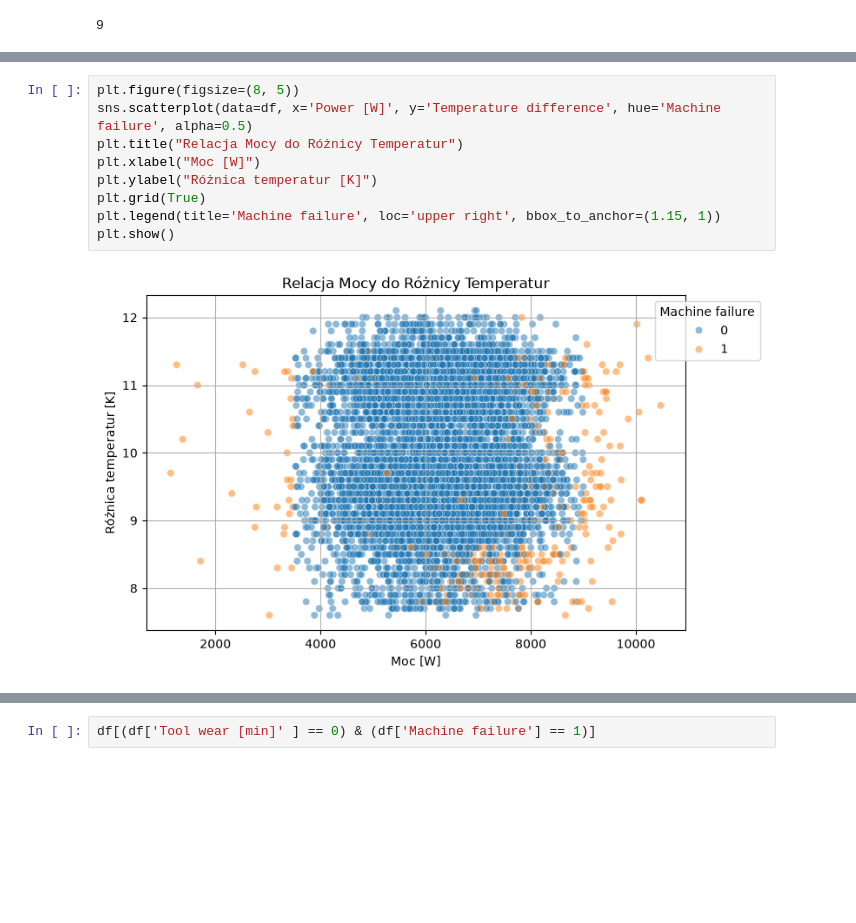
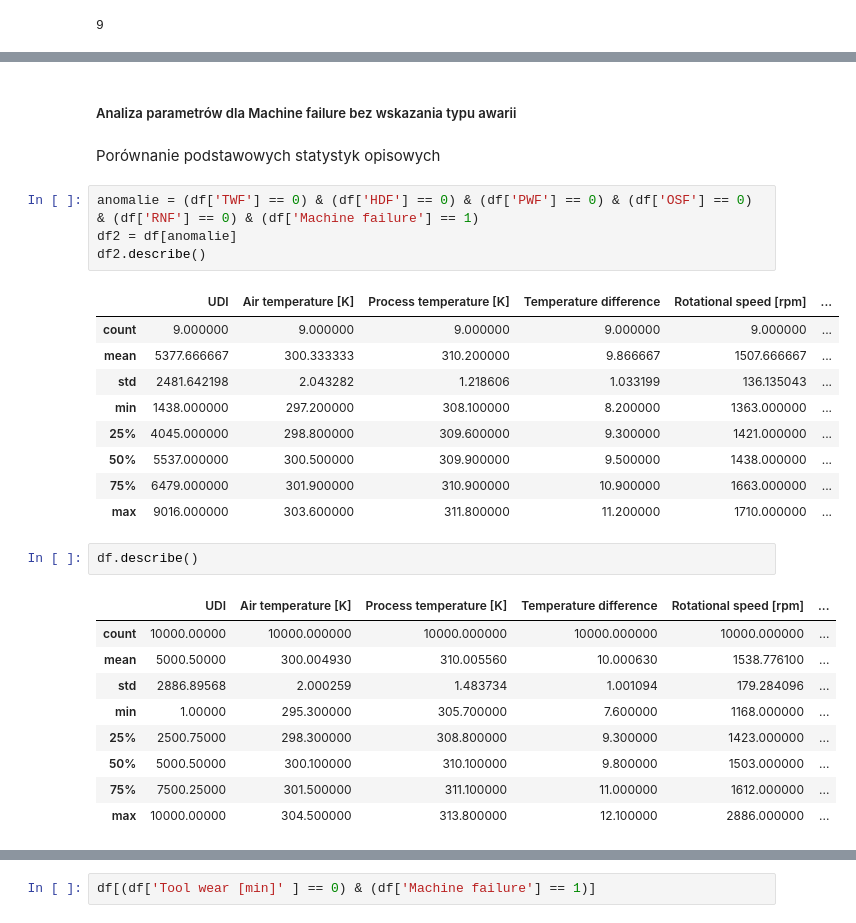
Before and after one commit to KacperKnapek/Machine-failure-prediction, a Jupyter notebook: notebooks/01_eda.ipynb, the cells around one changed output, grey strips where cells are left out. Cells and saved outputs as stored; diff of their text form; blank space fills up the shorter version.

```diff
--- a/notebooks/01_eda.ipynb
+++ b/notebooks/01_eda.ipynb
@@ -186,11 +188,30 @@ plot_box_hist(df, 'Machine failure', 'Power [W]', palette="Set1")
-# %%
-plt.figure(figsize=(8, 5))
-sns.scatterplot(data=df, x='Power [W]', y='Temperature difference', hue='Machine failure', alpha=0.5)
-plt.title("Relacja Mocy do Różnicy Temperatur")
-plt.xlabel("Moc [W]")
-plt.ylabel("Różnica temperatur [K]")
-plt.grid(True)
-plt.legend(title='Machine failure', loc='upper right', bbox_to_anchor=(1.15, 1))
-plt.show()
-# %% [output]
-[figure, removed]
+# %% [markdown]
+##### Analiza parametrów dla Machine failure bez wskazania typu awarii
+# %% [markdown]
+Porównanie podstawowych statystyk opisowych
+# %%
+anomalie = (df['TWF'] == 0) & (df['HDF'] == 0) & (df['PWF'] == 0) & (df['OSF'] == 0) & (df['RNF'] == 0) & (df['Machine failure'] == 1)
+df2 = df[anomalie]
+df2.describe()
+# %% [output]
+|  | UDI | Air temperature [K] | Process temperature [K] | Temperature difference | Rotational speed [rpm] | ... |
+| count | 9.000000 | 9.000000 | 9.000000 | 9.000000 | 9.000000 | ... |
+| mean | 5377.666667 | 300.333333 | 310.200000 | 9.866667 | 1507.666667 | ... |
+| std | 2481.642198 | 2.043282 | 1.218606 | 1.033199 | 136.135043 | ... |
+| min | 1438.000000 | 297.200000 | 308.100000 | 8.200000 | 1363.000000 | ... |
+| 25% | 4045.000000 | 298.800000 | 309.600000 | 9.300000 | 1421.000000 | ... |
+| 50% | 5537.000000 | 300.500000 | 309.900000 | 9.500000 | 1438.000000 | ... |
+| 75% | 6479.000000 | 301.900000 | 310.900000 | 10.900000 | 1663.000000 | ... |
+| max | 9016.000000 | 303.600000 | 311.800000 | 11.200000 | 1710.000000 | ... |
+# %%
+df.describe()
+# %% [output]
+|  | UDI | Air temperature [K] | Process temperature [K] | Temperature difference | Rotational speed [rpm] | ... |
+| count | 10000.00000 | 10000.000000 | 10000.000000 | 10000.000000 | 10000.000000 | ... |
+| mean | 5000.50000 | 300.004930 | 310.005560 | 10.000630 | 1538.776100 | ... |
+| std | 2886.89568 | 2.000259 | 1.483734 | 1.001094 | 179.284096 | ... |
+| min | 1.00000 | 295.300000 | 305.700000 | 7.600000 | 1168.000000 | ... |
+| 25% | 2500.75000 | 298.300000 | 308.800000 | 9.300000 | 1423.000000 | ... |
+| 50% | 5000.50000 | 300.100000 | 310.100000 | 9.800000 | 1503.000000 | ... |
+| 75% | 7500.25000 | 301.500000 | 311.100000 | 11.000000 | 1612.000000 | ... |
+| max | 10000.00000 | 304.500000 | 313.800000 | 12.100000 | 2886.000000 | ... |
```
Also changed, not shown: parts of 16 cells of this notebook.
